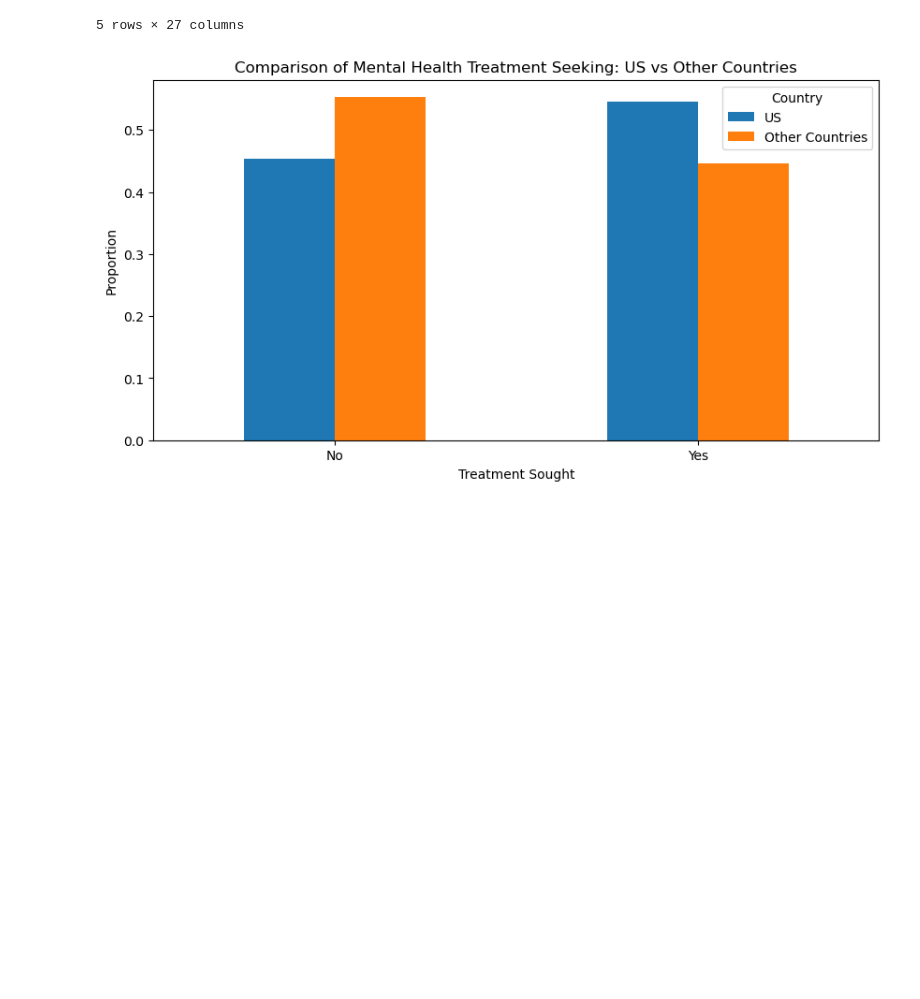
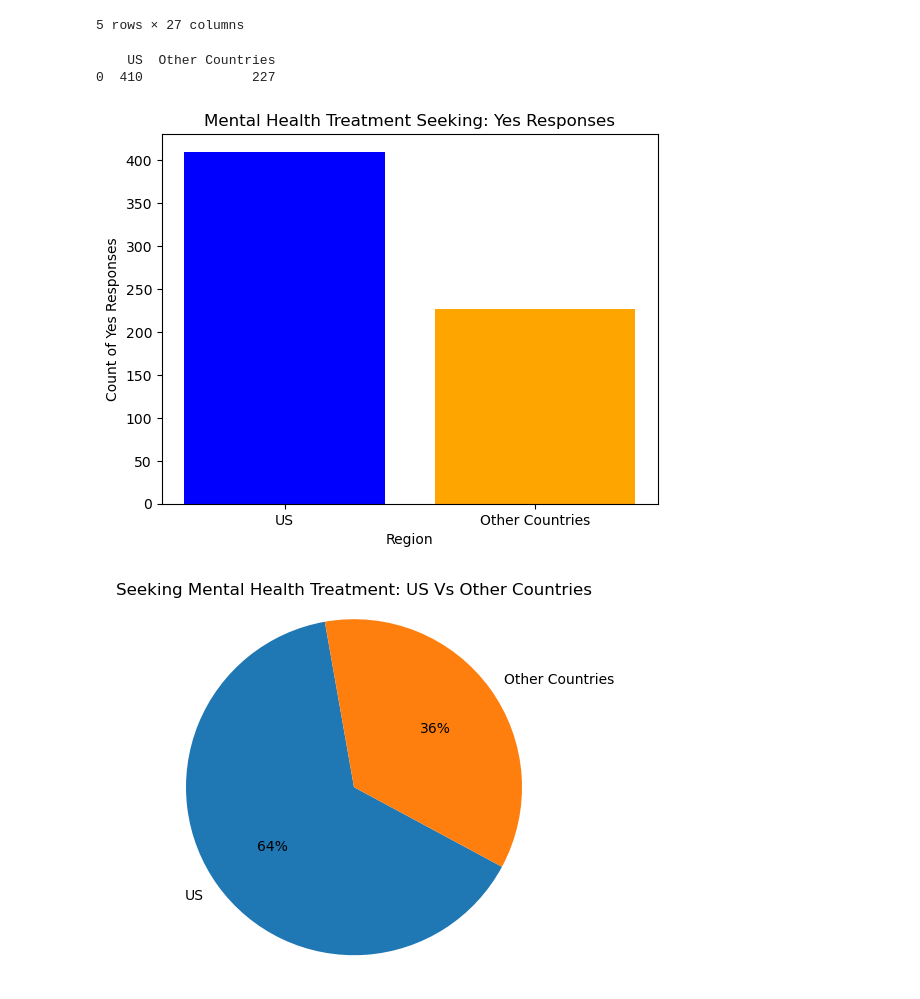
Before and after one commit to Keegawho198/Project-1_Mental-Health, a Jupyter notebook: Mental Health.ipynb, the cells around one changed output. Drawn from its saved outputs; the diff is of its cells as text; code cells hidden in the pictures; blank space fills up the shorter version.

Commit message:
Adding pie chart and bar graph

```diff
--- a/Mental Health.ipynb
+++ b/Mental Health.ipynb
@@ -44,29 +44,69 @@ data_df.head()
 # %%
 #Keegan Code here
 
-#filter data
+#filter data for countries
 us_data = data_df[data_df['Country'] == 'United States']
 other_countries_data = data_df[data_df['Country'] != 'United States']
 
 # Analyze the Data
 # 'treatment' column to see how many people sought treatment
-us_treatment_count = us_data['treatment'].value_counts(normalize=True)
-other_countries_treatment_count = other_countries_data['treatment'].value_counts(normalize=True)
+us_treatment_count = us_data['treatment'].value_counts()  # Remove normalize=True
+other_countries_treatment_count = other_countries_data['treatment'].value_counts()  # Remove normalize=True
 
-# Combine the results into a DataFrame for comparison
+# Filter to only include results where treatment = 'Yes'
+us_treatment_yes = us_treatment_count.get('Yes', 0)  # Get the count for 'Yes', default to 0 if not found
+other_countries_treatment_yes = other_countries_treatment_count.get('Yes', 0)  # Same for other countries
+
+# Filter to only include results where treatment = 'No'
+us_treatment_no = us_treatment_count.get('No', 0)  # Get the count for 'No', default to 0 if not found
+other_countries_treatment_no = other_countries_treatment_count.get('No', 0)  # Same for other countries
+
+# NO DataFrame for comparison
+country_comparison_no_df = pd.DataFrame({
+    'US': [us_treatment_no],
+    'Other Countries': [other_countries_treatment_no]
+})
+
+# Yes DataFrame for comparison for getting treatment
 country_comparison_df = pd.DataFrame({
-    'US': us_treatment_count,
-    'Other Countries': other_countries_treatment_count
-}).fillna(0)  # Fill NaN values with 0
+    'US': [us_treatment_yes],
+    'Other Countries': [other_countries_treatment_yes]
+})
+
+print(country_comparison_df)
+#country_comparison_df
+
+#print(country_comparison_no_df)
+#country_comparison_no_df
+# %% [output]
+    US  Other Countries
+0  410              227
-# %%
-#Keegan
-# Visualize the Results
-country_comparison_df.plot(kind='bar', figsize=(10, 5))
-plt.title('Comparison of Mental Health Treatment Seeking: US vs Other Countries')
-plt.xlabel('Treatment Sought')
-plt.ylabel('Proportion')
-plt.xticks(rotation=0)
-plt.legend(title='Country')
-plt.show()
-# %% [output]
-[figure, removed]
+# %%
+# Data for plotting
+labels = ['US', 'Other Countries']
+values = [us_treatment_yes, other_countries_treatment_yes]  # Use the 'Yes' counts
+
+# Create a bar graph
+plt.bar(labels, values, color=['blue', 'orange'])
+
+# Add title and labels
+plt.title('Mental Health Treatment Seeking: Yes Responses')  # Title for Yes responses
+plt.xlabel('Region')
+plt.ylabel('Count of Yes Responses')  # Y-axis label for Yes responses
+
+# Show the graph
+plt.show()
+
+# Data for plotting
+sizes = [us_treatment_yes, other_countries_treatment_yes]  # Use the 'Yes' counts
+
+# Create a pie chart
+plt.pie(sizes, labels=labels, autopct='%1.0f%%', startangle=100)  # Display whole numbers for percentages
+plt.title('Seeking Mental Health Treatment: US Vs Other Countries')  # Title for Yes responses
+plt.axis('equal')
+
+# Show the chart
+plt.show()
+# %% [output]
+[figure, added]
+[figure, added]
```
